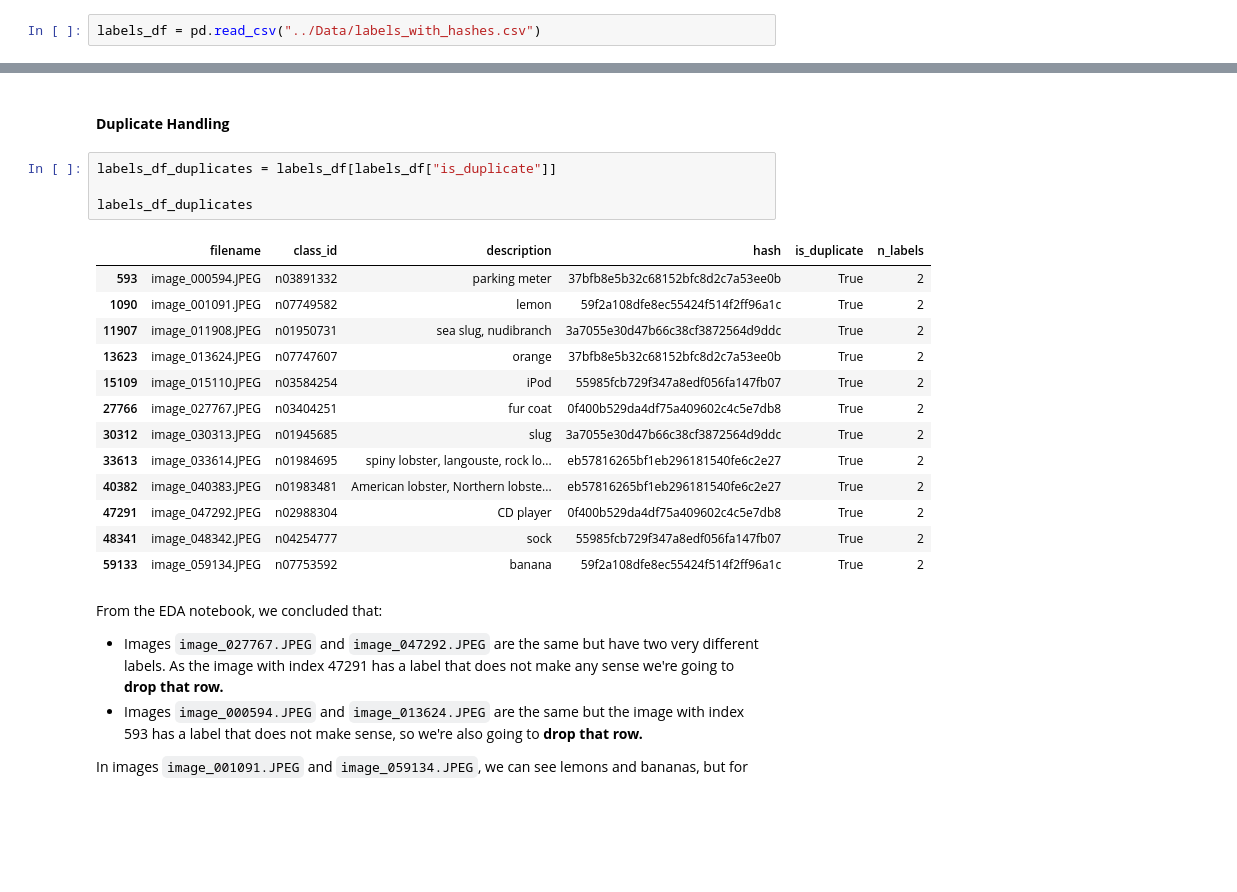
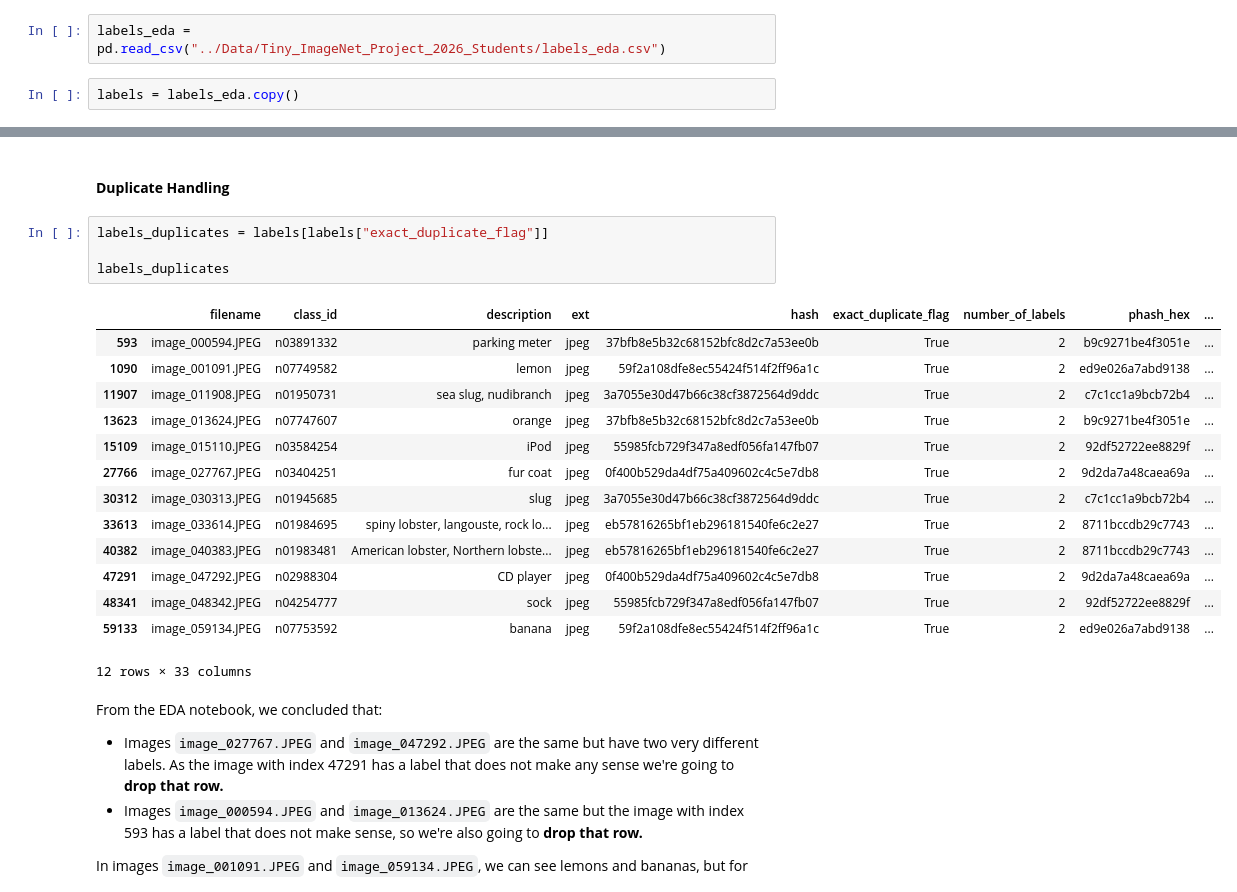
Before and after one commit to tiago2806/project-deeplearning, a Jupyter notebook: src/PreProcessing.ipynb, the cells around one changed output, grey strips where cells are left out. Cells and saved outputs as stored; diff of their text form; blank space fills up the shorter version.

```diff
--- a/src/PreProcessing.ipynb
+++ b/src/PreProcessing.ipynb
@@ -32,3 +72,5 @@ from utils.preprocessing_functions import compute_perceptual_hash, images_to_ten
 # %%
-labels_df = pd.read_csv("../Data/labels_with_hashes.csv")
+labels_eda = pd.read_csv("../Data/Tiny_ImageNet_Project_2026_Students/labels_eda.csv")
+# %%
+labels = labels_eda.copy()
 # %%
@@ -47,23 +90,24 @@ This section will focus on dealing with the previously identified duplicate imag
 # %% [markdown]
 #### **Duplicate Handling**
 # %%
-labels_df_duplicates = labels_df[labels_df["is_duplicate"]]
+labels_duplicates = labels[labels["exact_duplicate_flag"]]
 
-labels_df_duplicates
+labels_duplicates
 # %% [output]
-|  | filename | class_id | description | hash | is_duplicate | n_labels |
-| 593 | image_000594.JPEG | n03891332 | parking meter | 37bfb8e5b32c68152bfc8d2c7a53ee0b | True | 2 |
-| 1090 | image_001091.JPEG | n07749582 | lemon | 59f2a108dfe8ec55424f514f2ff96a1c | True | 2 |
-| 11907 | image_011908.JPEG | n01950731 | sea slug, nudibranch | 3a7055e30d47b66c38cf3872564d9ddc | True | 2 |
-| 13623 | image_013624.JPEG | n07747607 | orange | 37bfb8e5b32c68152bfc8d2c7a53ee0b | True | 2 |
-| 15109 | image_015110.JPEG | n03584254 | iPod | 55985fcb729f347a8edf056fa147fb07 | True | 2 |
-| 27766 | image_027767.JPEG | n03404251 | fur coat | 0f400b529da4df75a409602c4c5e7db8 | True | 2 |
-| 30312 | image_030313.JPEG | n01945685 | slug | 3a7055e30d47b66c38cf3872564d9ddc | True | 2 |
-| 33613 | image_033614.JPEG | n01984695 | spiny lobster, langouste, rock lo... | eb57816265bf1eb296181540fe6c2e27 | True | 2 |
-| 40382 | image_040383.JPEG | n01983481 | American lobster, Northern lobste... | eb57816265bf1eb296181540fe6c2e27 | True | 2 |
-| 47291 | image_047292.JPEG | n02988304 | CD player | 0f400b529da4df75a409602c4c5e7db8 | True | 2 |
-| 48341 | image_048342.JPEG | n04254777 | sock | 55985fcb729f347a8edf056fa147fb07 | True | 2 |
-| 59133 | image_059134.JPEG | n07753592 | banana | 59f2a108dfe8ec55424f514f2ff96a1c | True | 2 |
+|  | filename | class_id | description | ext | hash | exact_duplicate_flag | number_of_labels | phash_hex | ... |
+| 593 | image_000594.JPEG | n03891332 | parking meter | jpeg | 37bfb8e5b32c68152bfc8d2c7a53ee0b | True | 2 | b9c9271be4f3051e | ... |
+| 1090 | image_001091.JPEG | n07749582 | lemon | jpeg | 59f2a108dfe8ec55424f514f2ff96a1c | True | 2 | ed9e026a7abd9138 | ... |
+| 11907 | image_011908.JPEG | n01950731 | sea slug, nudibranch | jpeg | 3a7055e30d47b66c38cf3872564d9ddc | True | 2 | c7c1cc1a9bcb72b4 | ... |
+| 13623 | image_013624.JPEG | n07747607 | orange | jpeg | 37bfb8e5b32c68152bfc8d2c7a53ee0b | True | 2 | b9c9271be4f3051e | ... |
+| 15109 | image_015110.JPEG | n03584254 | iPod | jpeg | 55985fcb729f347a8edf056fa147fb07 | True | 2 | 92df52722ee8829f | ... |
+| 27766 | image_027767.JPEG | n03404251 | fur coat | jpeg | 0f400b529da4df75a409602c4c5e7db8 | True | 2 | 9d2da7a48caea69a | ... |
+| 30312 | image_030313.JPEG | n01945685 | slug | jpeg | 3a7055e30d47b66c38cf3872564d9ddc | True | 2 | c7c1cc1a9bcb72b4 | ... |
+| 33613 | image_033614.JPEG | n01984695 | spiny lobster, langouste, rock lo... | jpeg | eb57816265bf1eb296181540fe6c2e27 | True | 2 | 8711bccdb29c7743 | ... |
+| 40382 | image_040383.JPEG | n01983481 | American lobster, Northern lobste... | jpeg | eb57816265bf1eb296181540fe6c2e27 | True | 2 | 8711bccdb29c7743 | ... |
+| 47291 | image_047292.JPEG | n02988304 | CD player | jpeg | 0f400b529da4df75a409602c4c5e7db8 | True | 2 | 9d2da7a48caea69a | ... |
+| 48341 | image_048342.JPEG | n04254777 | sock | jpeg | 55985fcb729f347a8edf056fa147fb07 | True | 2 | 92df52722ee8829f | ... |
+| 59133 | image_059134.JPEG | n07753592 | banana | jpeg | 59f2a108dfe8ec55424f514f2ff96a1c | True | 2 | ed9e026a7abd9138 | ... |
+12 rows × 33 columns
 # %% [markdown]
 From the EDA notebook, we concluded that:
 
```
Also changed, not shown: parts of 60 cells of this notebook, 6 other files.
